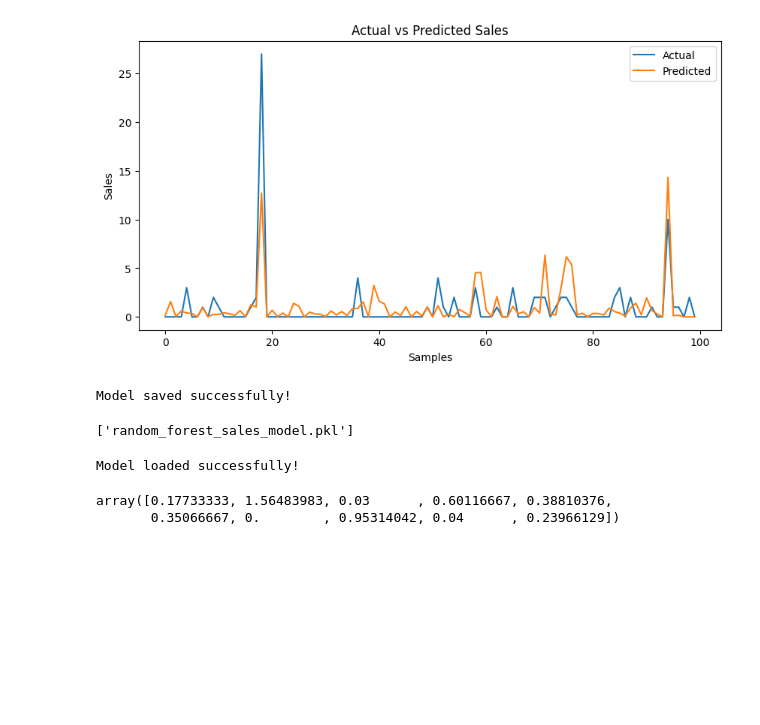
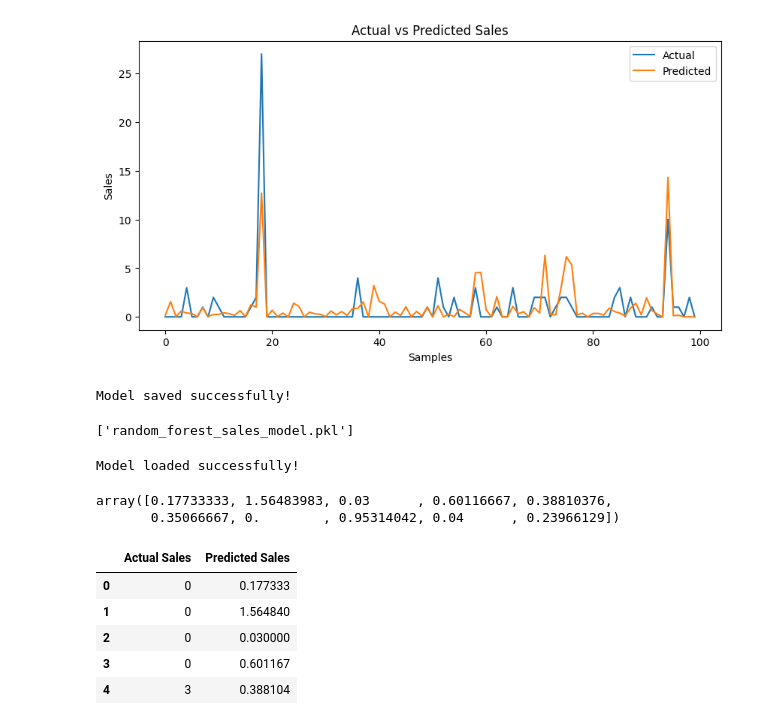
Before and after one commit to chintharevathireddy-blip/Retail-Demand-Forecasting, a Jupyter notebook: notebooks/01_Data_Understanding.ipynb, the cells around one changed output. Cells and saved outputs as stored; diff of their text form; code cells hidden in the pictures; blank space fills up the shorter version.

```diff
--- a/notebooks/01_Data_Understanding.ipynb
+++ b/notebooks/01_Data_Understanding.ipynb
@@ -1138,3 +1138,19 @@ loaded_prediction[:10]
 # %% [output]
 array([0.17733333, 1.56483983, 0.03      , 0.60116667, 0.38810376,
        0.35066667, 0.        , 0.95314042, 0.04      , 0.23966129])
+# %%
+prediction_results = comparison.copy()
+
+prediction_results.to_csv(
+    "../reports/predictions.csv",
+    index=False
+)
+
+prediction_results.head()
+# %% [output]
+|  | Actual Sales | Predicted Sales |
+| 0 | 0 | 0.177333 |
+| 1 | 0 | 1.564840 |
+| 2 | 0 | 0.030000 |
+| 3 | 0 | 0.601167 |
+| 4 | 3 | 0.388104 |
```
Also changed, not shown: parts of 1 cell of this notebook, 4 other files.
